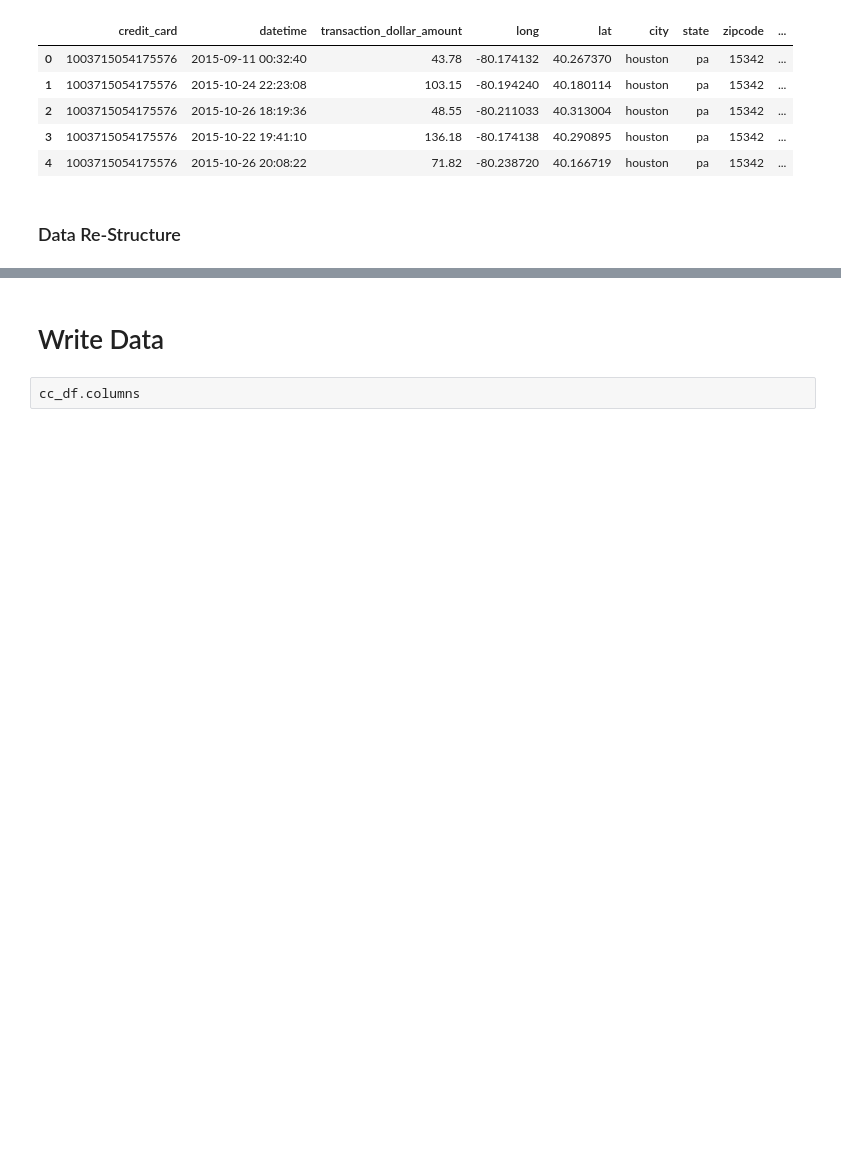
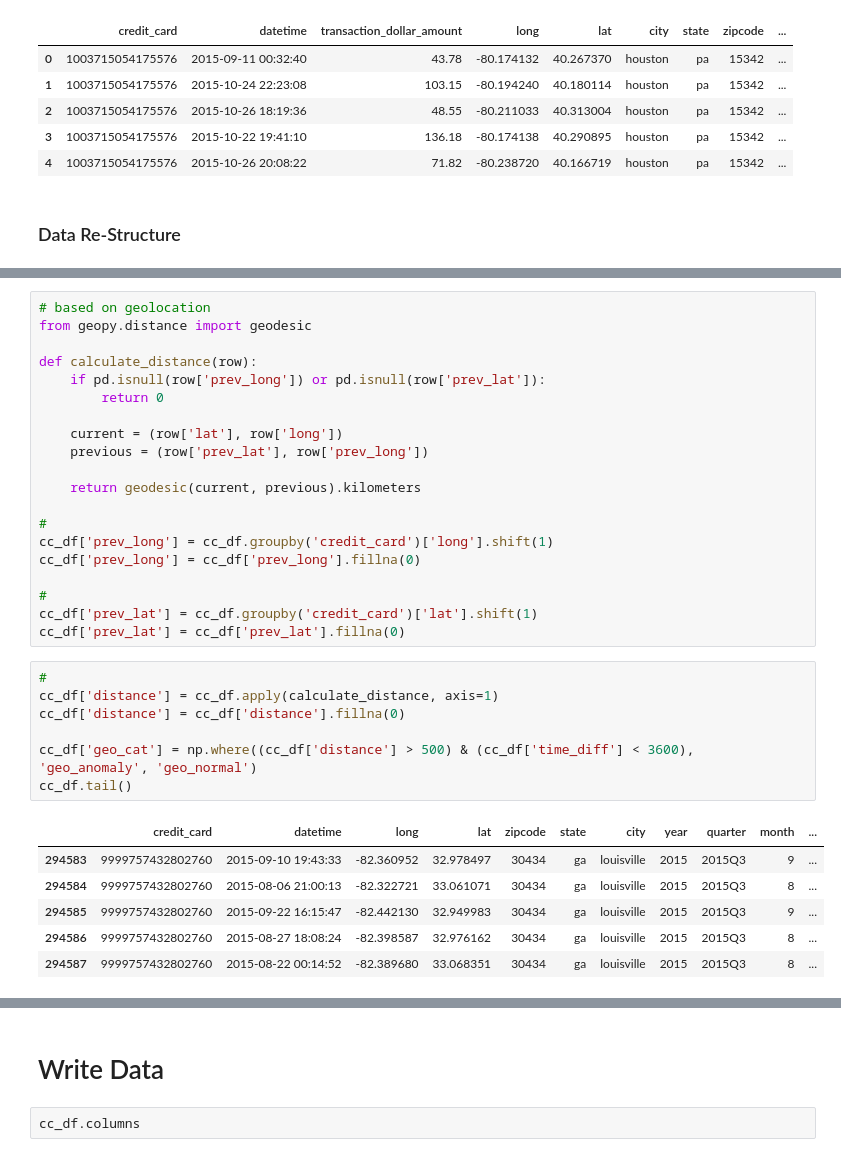
Before and after one commit to Pra5etya/Credit-Card-Fraud-Transactions, a Jupyter notebook: etl/data_preparation.ipynb, the cells around one changed output, grey strips where cells are left out. Saved outputs shown, nothing was run; the diff lists cells and outputs as text; blank space fills up the shorter version.

```diff
--- a/etl/data_preparation.ipynb
+++ b/etl/data_preparation.ipynb
@@ -426,0 +445,34 @@ memory usage: 38.2+ MB
+# %%
+# based on geolocation
+from geopy.distance import geodesic
+
+def calculate_distance(row):
+    if pd.isnull(row['prev_long']) or pd.isnull(row['prev_lat']):
+        return 0
+
+    current = (row['lat'], row['long'])
+    previous = (row['prev_lat'], row['prev_long'])
+
+    return geodesic(current, previous).kilometers
+
+#
+cc_df['prev_long'] = cc_df.groupby('credit_card')['long'].shift(1)
+cc_df['prev_long'] = cc_df['prev_long'].fillna(0)
+
+#
+cc_df['prev_lat'] = cc_df.groupby('credit_card')['lat'].shift(1)
+cc_df['prev_lat'] = cc_df['prev_lat'].fillna(0)
+# %%
+#
+cc_df['distance'] = cc_df.apply(calculate_distance, axis=1)
+cc_df['distance'] = cc_df['distance'].fillna(0)
+
+cc_df['geo_cat'] = np.where((cc_df['distance'] > 500) & (cc_df['time_diff'] < 3600), 'geo_anomaly', 'geo_normal')
+cc_df.tail()
+# %% [output]
+|  | credit_card | datetime | long | lat | zipcode | state | city | year | quarter | month | ... |
+| 294583 | 9999757432802760 | 2015-09-10 19:43:33 | -82.360952 | 32.978497 | 30434 | ga | louisville | 2015 | 2015Q3 | 9 | ... |
+| 294584 | 9999757432802760 | 2015-08-06 21:00:13 | -82.322721 | 33.061071 | 30434 | ga | louisville | 2015 | 2015Q3 | 8 | ... |
+| 294585 | 9999757432802760 | 2015-09-22 16:15:47 | -82.442130 | 32.949983 | 30434 | ga | louisville | 2015 | 2015Q3 | 9 | ... |
+| 294586 | 9999757432802760 | 2015-08-27 18:08:24 | -82.398587 | 32.976162 | 30434 | ga | louisville | 2015 | 2015Q3 | 8 | ... |
+| 294587 | 9999757432802760 | 2015-08-22 00:14:52 | -82.389680 | 33.068351 | 30434 | ga | louisville | 2015 | 2015Q3 | 8 | ... |
```
Also changed, not shown: parts of 20 cells of this notebook, 3 other files.
